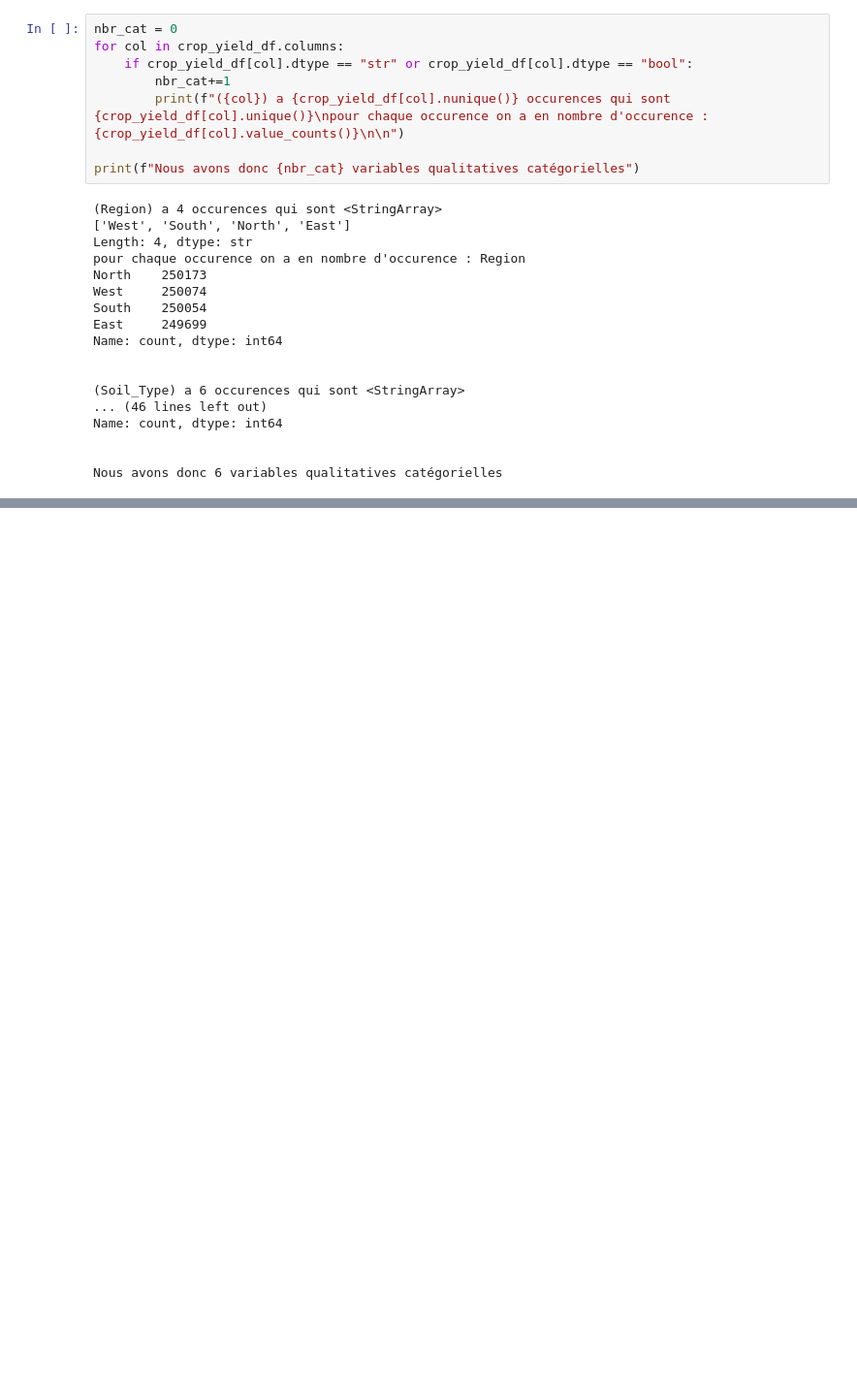
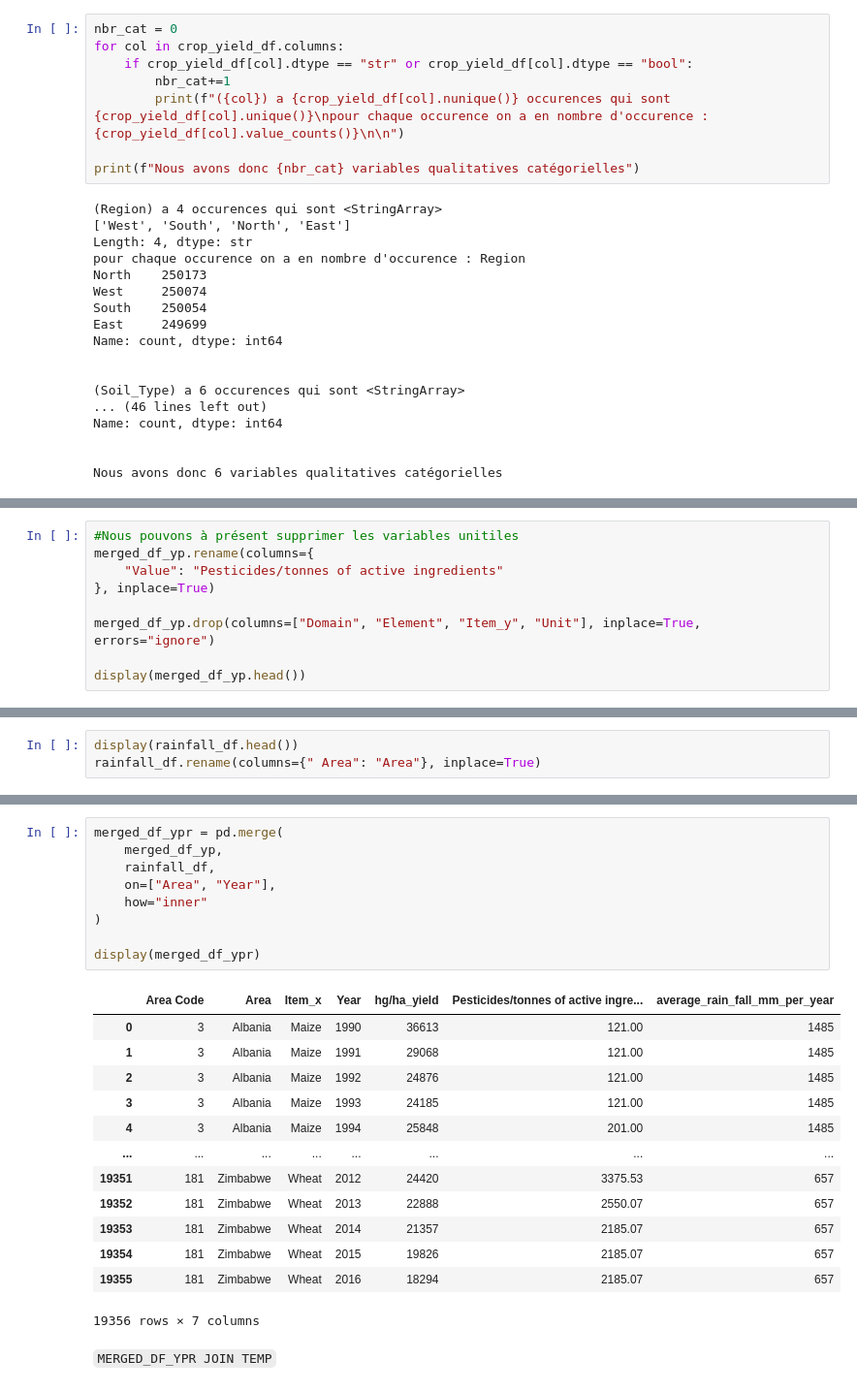
Before and after one commit to cheickoumarcoulibaly/agritech-recommender, a Jupyter notebook: notebooks/01_exploration.ipynb, the cells around one changed output, grey strips where cells are left out. Shown at 97% size. Cells and saved outputs as stored; diff of their text form; blank space fills up the shorter version.

```diff
--- a/notebooks/01_exploration.ipynb
+++ b/notebooks/01_exploration.ipynb
@@ -175,0 +417,9 @@ Nous avons donc 6 variables qualitatives catégorielles
+# %%
+#Nous pouvons à présent supprimer les variables unitiles
+merged_df_yp.rename(columns={
+    "Value": "Pesticides/tonnes of active ingredients"
+}, inplace=True)
+
+merged_df_yp.drop(columns=["Domain", "Element", "Item_y", "Unit"], inplace=True, errors="ignore")
+
+display(merged_df_yp.head())
@@ -175,0 +435,3 @@ Nous avons donc 6 variables qualitatives catégorielles
+# %%
+display(rainfall_df.head())
+rainfall_df.rename(columns={" Area": "Area"}, inplace=True)
@@ -175,0 +445,25 @@ Nous avons donc 6 variables qualitatives catégorielles
+# %%
+merged_df_ypr = pd.merge(
+    merged_df_yp,
+    rainfall_df,
+    on=["Area", "Year"],
+    how="inner"
+)
+
+display(merged_df_ypr)
+# %% [output]
+|  | Area Code | Area | Item_x | Year | hg/ha_yield | Pesticides/tonnes of active ingre... | average_rain_fall_mm_per_year |
+| 0 | 3 | Albania | Maize | 1990 | 36613 | 121.00 | 1485 |
+| 1 | 3 | Albania | Maize | 1991 | 29068 | 121.00 | 1485 |
+| 2 | 3 | Albania | Maize | 1992 | 24876 | 121.00 | 1485 |
+| 3 | 3 | Albania | Maize | 1993 | 24185 | 121.00 | 1485 |
+| 4 | 3 | Albania | Maize | 1994 | 25848 | 201.00 | 1485 |
+| ... | ... | ... | ... | ... | ... | ... | ... |
+| 19351 | 181 | Zimbabwe | Wheat | 2012 | 24420 | 3375.53 | 657 |
+| 19352 | 181 | Zimbabwe | Wheat | 2013 | 22888 | 2550.07 | 657 |
+| 19353 | 181 | Zimbabwe | Wheat | 2014 | 21357 | 2185.07 | 657 |
+| 19354 | 181 | Zimbabwe | Wheat | 2015 | 19826 | 2185.07 | 657 |
+| 19355 | 181 | Zimbabwe | Wheat | 2016 | 18294 | 2185.07 | 657 |
+19356 rows × 7 columns
+# %% [markdown]
+`MERGED_DF_YPR JOIN TEMP`
```
Also changed, not shown: parts of 38 cells of this notebook, 2 other files.
